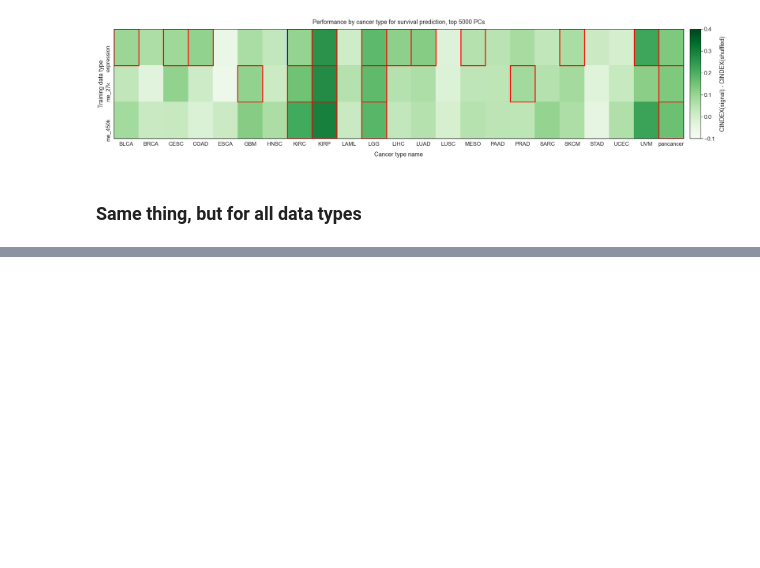
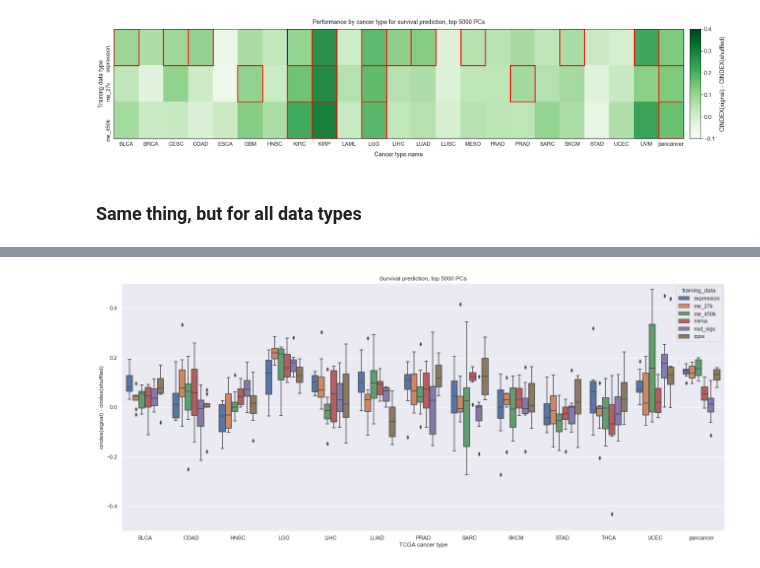
Before and after one commit to greenelab/mpmp, a Jupyter notebook: 06_predict_survival/plot_survival_results.ipynb, the cells around one changed output, grey strips where cells are left out. Drawn from its saved outputs; the diff is of its cells as text; code cells hidden in the pictures; blank space fills up the shorter version.

```diff
--- a/06_predict_survival/plot_survival_results.ipynb
+++ b/06_predict_survival/plot_survival_results.ipynb
@@ -280,0 +289,8 @@ results_df.head()
+# %%
+all_data_count_df = (all_data_results_df[all_data_results_df.data_type == 'test']
+    .groupby(['cancer_type', 'training_data'])
+    .count()
+)
+problem_df = all_data_count_df[all_data_count_df['cindex'] != 16].copy()
+print(len(problem_df), '/', len(all_data_count_df))
+problem_df
@@ -280,0 +354,4 @@ results_df.head()
+# %%
+all_data_results_df['identifier'] = (all_data_results_df.cancer_type + '_' +
+                               all_data_results_df.training_data)
+all_data_results_df.head()
@@ -280,0 +365,10 @@ results_df.head()
+# %%
+all_data_compare_df = au.compare_control_ind(all_data_results_df,
+                                       identifier='identifier',
+                                       metric='cindex',
+                                       verbose=True)
+all_data_compare_df['cancer_type'] = all_data_compare_df.identifier.str.split('_', 1, expand=True)[0]
+all_data_compare_df['training_data'] = all_data_compare_df.identifier.str.split('_', 1, expand=True)[1]
+
+print(len(all_data_compare_df))
+all_data_compare_df.head()
@@ -280,0 +400,18 @@ results_df.head()
+# %%
+sns.set({'figure.figsize': (18, 8)})
+
+all_data_compare_df.sort_values(by='cancer_type', inplace=True)
+
+sns.boxplot(data=all_data_compare_df[~all_data_compare_df.cancer_type.isin(drop_cancer_types)],
+            x='cancer_type',
+            y='delta_cindex',
+            hue='training_data',
+            hue_order=sorted(all_data_compare_df.training_data.unique()))
+plt.xlabel('TCGA cancer type')
+plt.ylabel('cindex(signal) - cindex(shuffled)')
+plt.title('Survival prediction, {}'.format(all_results_desc))
+plt.ylim(-0.5, 0.5)
+
+plt.tight_layout()
+# %% [output]
+[figure, added]
```
Also changed, not shown: parts of 17 cells of this notebook.
